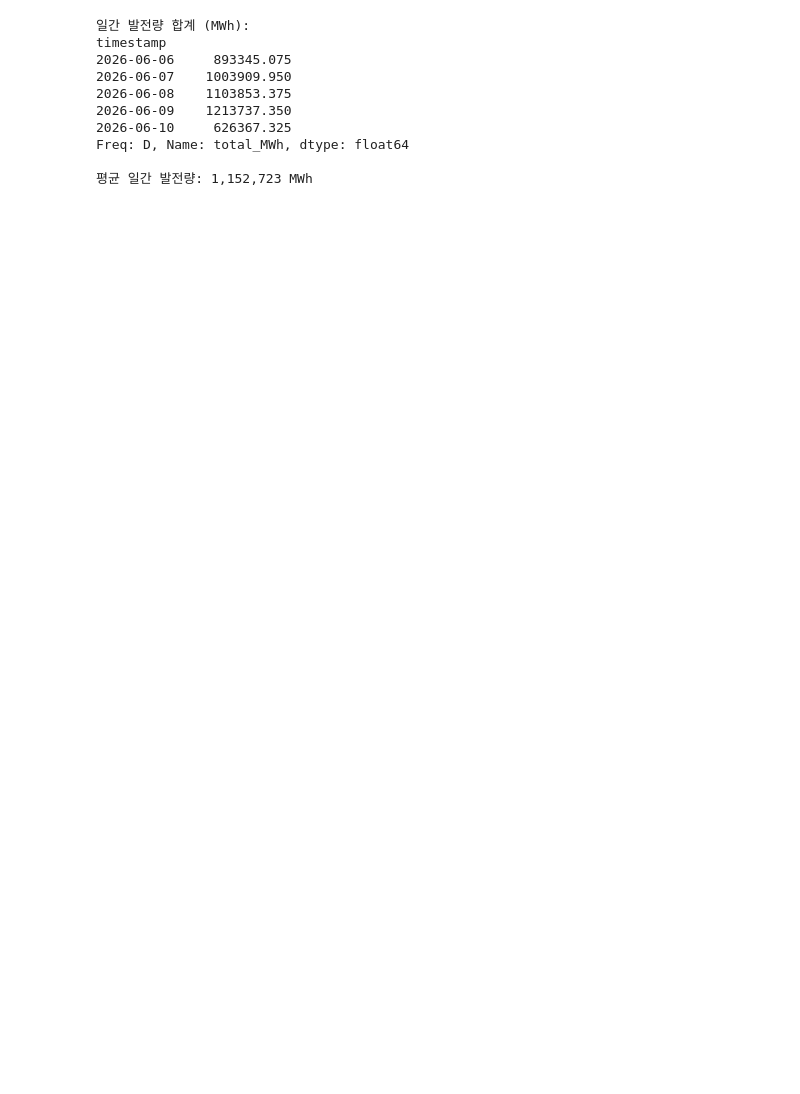
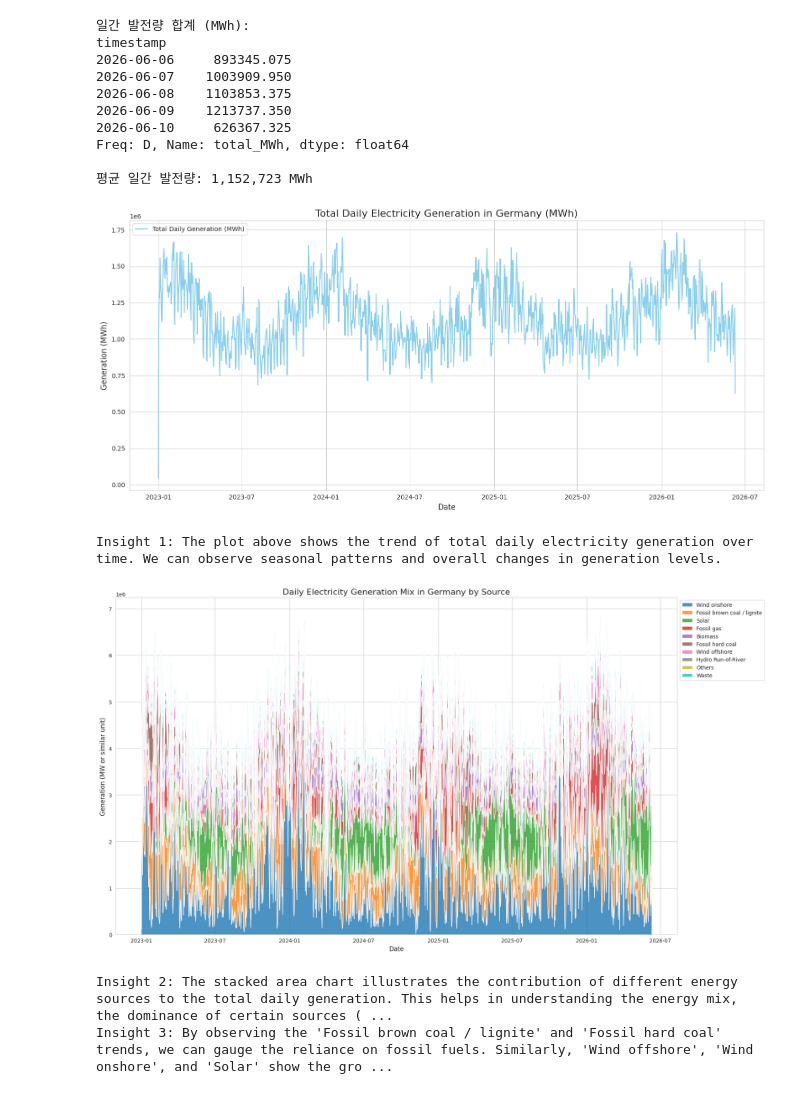
Before and after one commit to Giraffe-Shin/trading, a Jupyter notebook: Basic/Basic_analysis.ipynb, the cells around one changed output. Saved outputs shown, nothing was run; the diff lists cells and outputs as text; code cells hidden in the pictures; blank space fills up the shorter version.

```diff
--- a/Basic/Basic_analysis.ipynb
+++ b/Basic/Basic_analysis.ipynb
@@ -186,3 +188,69 @@ timestamp
 Freq: D, Name: total_MWh, dtype: float64
 
 평균 일간 발전량: 1,152,723 MWh
+# %%
+import matplotlib.pyplot as plt
+import seaborn as sns
+
+# Set plot style
+sns.set_style("whitegrid")
+
+# 1. Total Daily Electricity Generation (MWh)
+plt.figure(figsize=(15, 7))
+plt.plot(df_daily_mwh.index, df_daily_mwh.values, label='Total Daily Generation (MWh)', color='skyblue')
+plt.title('Total Daily Electricity Generation in Germany (MWh)', fontsize=16)
+plt.xlabel('Date', fontsize=12)
+plt.ylabel('Generation (MWh)', fontsize=12)
+plt.legend(fontsize=10)
+plt.grid(True)
+plt.tight_layout()
+plt.show()
+
+print("\nInsight 1: The plot above shows the trend of total daily electricity generation over time. We can observe seasonal patterns and overall changes in generation levels.")
+
+# 2. Daily Generation Mix (Stacked Area Plot)
+# Exclude 'Total' column if it exists in df_daily after resampling
+if 'Total' in df_daily.columns:
+    df_daily_plot = df_daily.drop(columns=['Total'])
+else:
+    df_daily_plot = df_daily.copy()
+
+# Select top N sources for clarity, or plot all if manageable
+# For this example, let's take some key sources and 'Others'
+# Sorting by mean generation to get prominent sources
+sources_mean = df_daily_plot.mean().sort_values(ascending=False)
+
+# Let's consider the top 8 sources plus 'Others' and 'Waste' if not in top 8
+top_sources = sources_mean.head(8).index.tolist()
+
+# Ensure 'Others' and 'Waste' are included if they are present in the dataframe
+if 'Others' in df_daily_plot.columns and 'Others' not in top_sources:
+    top_sources.append('Others')
+if 'Waste' in df_daily_plot.columns and 'Waste' not in top_sources:
+    top_sources.append('Waste')
+
+# Filter df_daily_plot to include only the selected sources
+df_daily_mix = df_daily_plot[top_sources]
+
+plt.figure(figsize=(18, 10))
+# Convert to MWh for better comparison if needed, or keep in original units
+# Assuming original units are already comparable or MWh transformation is done globally
+plt.stackplot(df_daily_mix.index, df_daily_mix.values.T, labels=df_daily_mix.columns,
+              alpha=0.8)
+plt.title('Daily Electricity Generation Mix in Germany by Source', fontsize=16)
+plt.xlabel('Date', fontsize=12)
+plt.ylabel('Generation (MW or similar unit)', fontsize=12)
+plt.legend(loc='upper left', bbox_to_anchor=(1, 1), fontsize=10)
+plt.grid(True)
+plt.tight_layout()
+plt.show()
+
+print("\nInsight 2: The stacked area chart illustrates the contribution of different energy sources to the total daily generation. This helps in understanding the energy mix, the dominance of certain sources (e.g., Fossil fuels, Wind, Solar), and how the reliance on these sources changes over time, potentially reflecting policy changes or seasonal availability (e.g., higher wind/solar in certain periods).")
+
+print("Insight 3: By observing the 'Fossil brown coal / lignite' and 'Fossil hard coal' trends, we can gauge the reliance on fossil fuels. Similarly, 'Wind offshore', 'Wind onshore', and 'Solar' show the growth and variability of renewable energy sources. Changes in 'Nuclear' generation might indicate plant shutdowns or operational changes.")
+# %% [output]
+[figure, added]
+Insight 1: The plot above shows the trend of total daily electricity generation over time. We can observe seasonal patterns and overall changes in generation levels.
+[figure, added]
+Insight 2: The stacked area chart illustrates the contribution of different energy sources to the total daily generation. This helps in understanding the energy mix, the dominance of certain sources ( ...
+Insight 3: By observing the 'Fossil brown coal / lignite' and 'Fossil hard coal' trends, we can gauge the reliance on fossil fuels. Similarly, 'Wind offshore', 'Wind onshore', and 'Solar' show the gro ...
```
Also changed, not shown: parts of 3 cells of this notebook.
